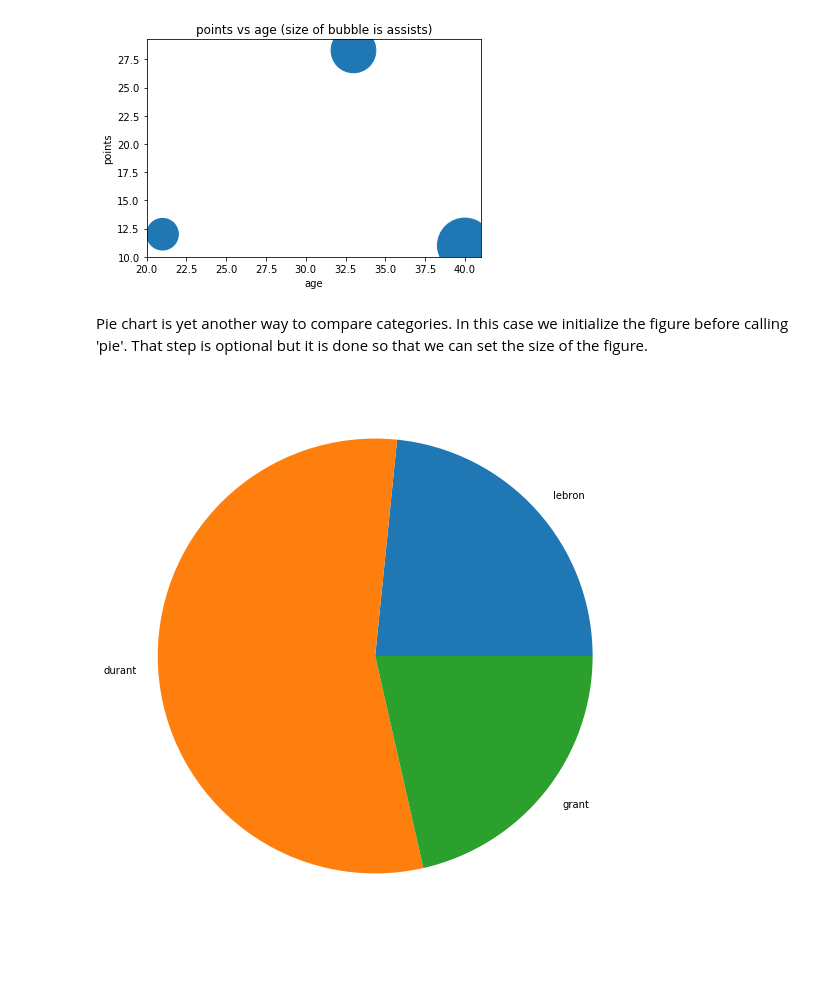
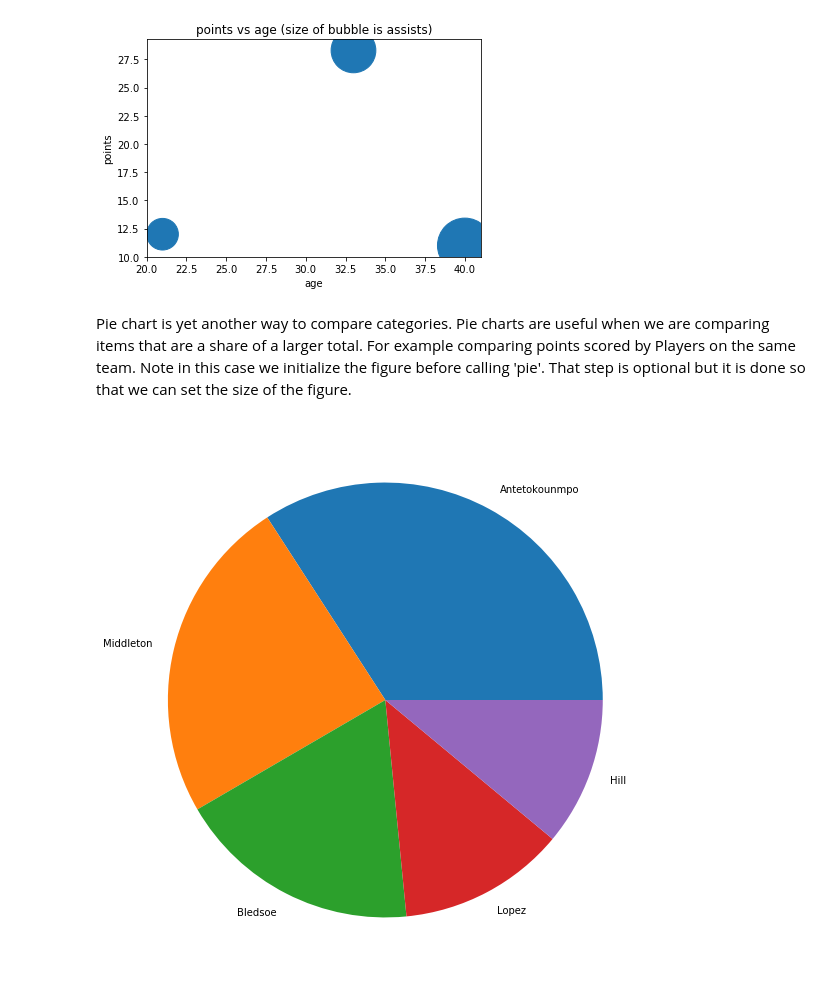
Before and after one commit to bnorthan/inf-428-data-analytics-online, a Jupyter notebook: python/notebooks/visualization/PythonExamples.ipynb, the cells around one changed output. Cells and saved outputs as stored; diff of their text form; code cells hidden in the pictures; blank space fills up the shorter version.

Commit message:
Add pie chart, separate Python and Pandas sections

```diff
--- a/python/notebooks/visualization/PythonExamples.ipynb
+++ b/python/notebooks/visualization/PythonExamples.ipynb
@@ -58,9 +58,11 @@ plt.title('points vs age (size of bubble is assists)')
 Text(0.5, 1.0, 'points vs age (size of bubble is assists)')
 [figure]
 # %% [markdown]
-Pie chart is yet another way to compare categories.  In this case we initialize the figure before calling 'pie'.  That step is optional but it is done so that we can set the size of the figure.
+Pie chart is yet another way to compare categories.  Pie charts are useful when we are comparing items that are a share of a larger total.  For example comparing points scored by Players on the same team.  Note in this case we initialize the figure before calling 'pie'.  That step is optional but it is done so that we can set the size of the figure.
-# %%
-plt.figure(figsize=(20,10))
-temp=plt.pie(points, labels=names)
-# %% [output]
-[figure, removed]
+# %%
+bucks_points=[29.7, 21.1, 15.8, 10.8, 9.6]
+bucks_names=['Antetokounmpo', 'Middleton', 'Bledsoe', 'Lopez', 'Hill']
+plt.figure(figsize=(20,10))
+temp=plt.pie(bucks_points, labels=bucks_names)
+# %% [output]
+[figure, added]
```
Also changed, not shown: 7 other files.
